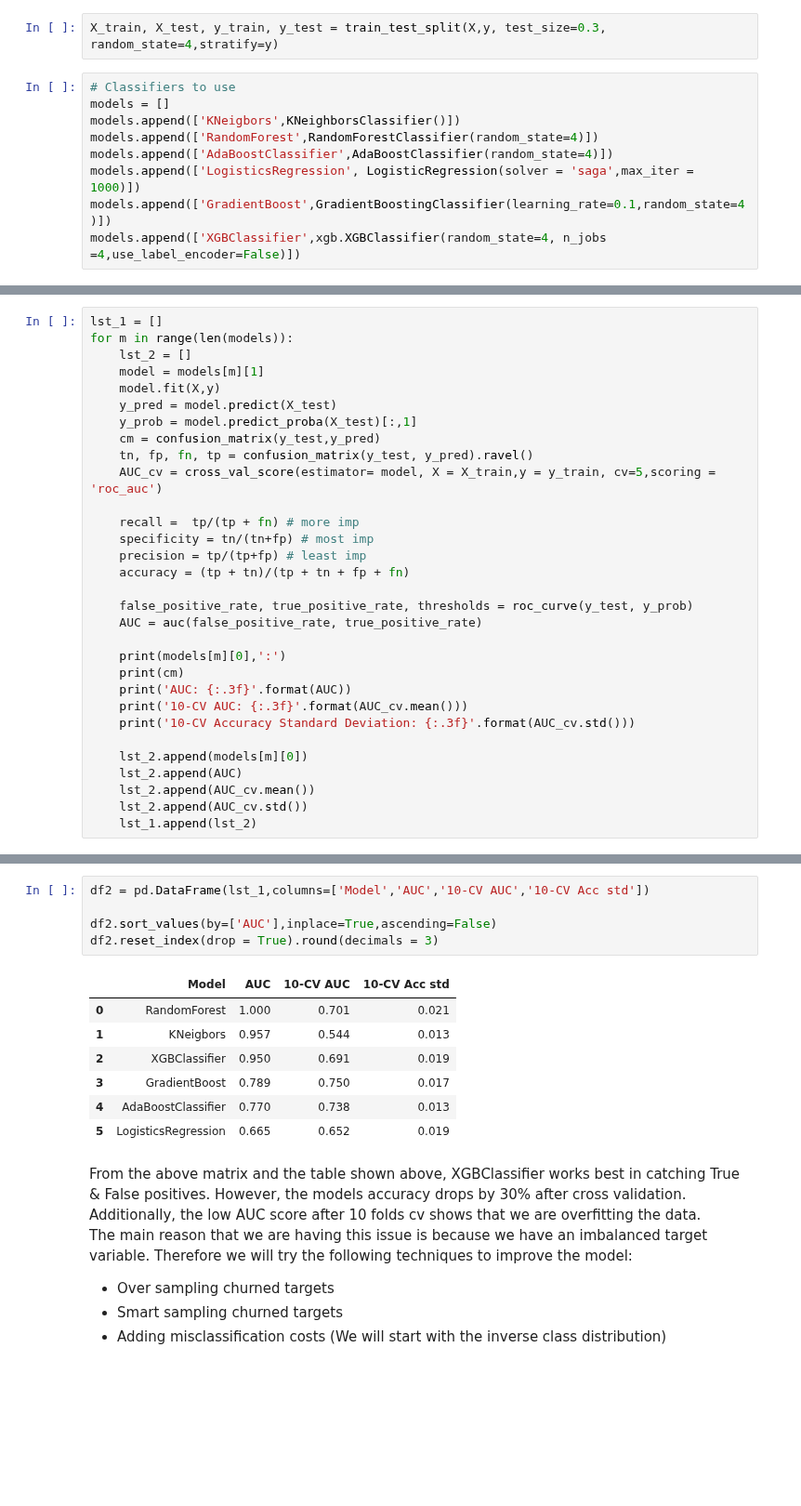
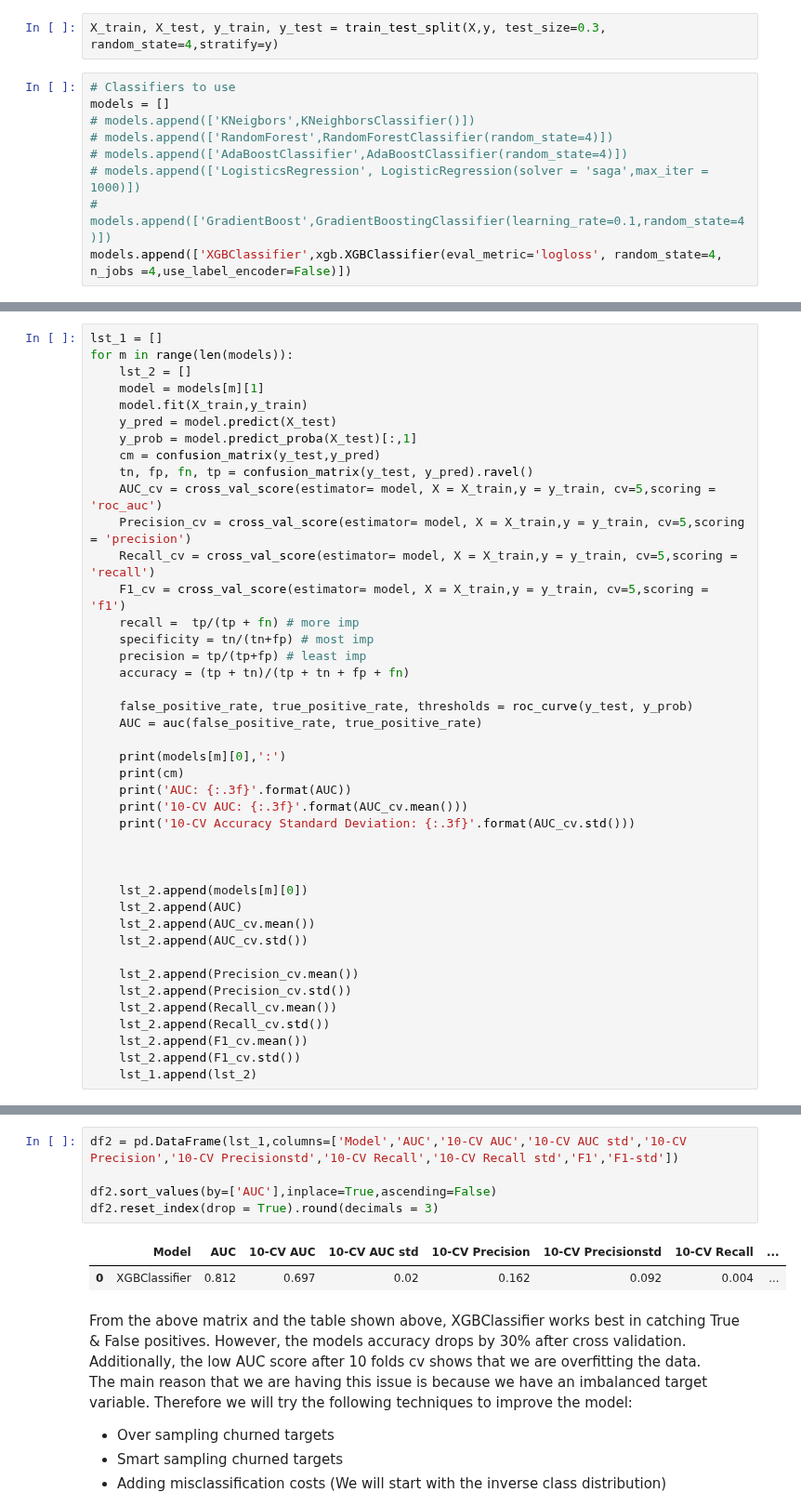
Before and after one commit to AliSafieddine/Churn-Prediction, a Jupyter notebook: Prediction_v1.ipynb, the cells around one changed output, grey strips where cells are left out. Shown at 93% size. Cells and saved outputs as stored; diff of their text form; blank space fills up the shorter version.

```diff
--- a/Prediction_v1.ipynb
+++ b/Prediction_v1.ipynb
@@ -802,10 +796,10 @@ X_train, X_test, y_train, y_test = train_test_split(X,y, test_size=0.3, random_s
 # %%
 # Classifiers to use
 models = []
-models.append(['KNeigbors',KNeighborsClassifier()])
-models.append(['RandomForest',RandomForestClassifier(random_state=4)])
-models.append(['AdaBoostClassifier',AdaBoostClassifier(random_state=4)])
-models.append(['LogisticsRegression', LogisticRegression(solver = 'saga',max_iter = 1000)])
-models.append(['GradientBoost',GradientBoostingClassifier(learning_rate=0.1,random_state=4)])
-models.append(['XGBClassifier',xgb.XGBClassifier(random_state=4, n_jobs =4,use_label_encoder=False)])
+# models.append(['KNeigbors',KNeighborsClassifier()])
+# models.append(['RandomForest',RandomForestClassifier(random_state=4)])
+# models.append(['AdaBoostClassifier',AdaBoostClassifier(random_state=4)])
+# models.append(['LogisticsRegression', LogisticRegression(solver = 'saga',max_iter = 1000)])
+# models.append(['GradientBoost',GradientBoostingClassifier(learning_rate=0.1,random_state=4)])
+models.append(['XGBClassifier',xgb.XGBClassifier(eval_metric='logloss', random_state=4, n_jobs =4,use_label_encoder=False)])
 # %% [markdown]
@@ -816,13 +810,15 @@ lst_1 = []
 for m in range(len(models)):
     lst_2 = []
     model = models[m][1]
-    model.fit(X,y)
+    model.fit(X_train,y_train)
     y_pred = model.predict(X_test)
     y_prob = model.predict_proba(X_test)[:,1]
     cm = confusion_matrix(y_test,y_pred)
     tn, fp, fn, tp = confusion_matrix(y_test, y_pred).ravel()
     AUC_cv = cross_val_score(estimator= model, X = X_train,y = y_train, cv=5,scoring = 'roc_auc')
-
+    Precision_cv = cross_val_score(estimator= model, X = X_train,y = y_train, cv=5,scoring = 'precision')
+    Recall_cv = cross_val_score(estimator= model, X = X_train,y = y_train, cv=5,scoring = 'recall')
+    F1_cv = cross_val_score(estimator= model, X = X_train,y = y_train, cv=5,scoring = 'f1')
     recall =  tp/(tp + fn) # more imp
     specificity = tn/(tn+fp) # most imp
     precision = tp/(tp+fp) # least imp
@@ -837,9 +833,18 @@ for m in range(len(models)):
     print('10-CV AUC: {:.3f}'.format(AUC_cv.mean()))
     print('10-CV Accuracy Standard Deviation: {:.3f}'.format(AUC_cv.std()))
 
+
+
     lst_2.append(models[m][0])
     lst_2.append(AUC)
     lst_2.append(AUC_cv.mean())
     lst_2.append(AUC_cv.std())
+
+    lst_2.append(Precision_cv.mean())
+    lst_2.append(Precision_cv.std())
+    lst_2.append(Recall_cv.mean())
+    lst_2.append(Recall_cv.std())
+    lst_2.append(F1_cv.mean())
+    lst_2.append(F1_cv.std())
     lst_1.append(lst_2)
 # %% [output]
@@ -863,16 +857,11 @@ AUC: 0.950
 # %%
-df2 = pd.DataFrame(lst_1,columns=['Model','AUC','10-CV AUC','10-CV Acc std'])
+df2 = pd.DataFrame(lst_1,columns=['Model','AUC','10-CV AUC','10-CV AUC std','10-CV Precision','10-CV Precisionstd','10-CV Recall','10-CV Recall std','F1','F1-std'])
 
 df2.sort_values(by=['AUC'],inplace=True,ascending=False)
 df2.reset_index(drop = True).round(decimals = 3)
 # %% [output]
-|  | Model | AUC | 10-CV AUC | 10-CV Acc std |
-| 0 | RandomForest | 1.000 | 0.701 | 0.021 |
-| 1 | KNeigbors | 0.957 | 0.544 | 0.013 |
-| 2 | XGBClassifier | 0.950 | 0.691 | 0.019 |
-| 3 | GradientBoost | 0.789 | 0.750 | 0.017 |
-| 4 | AdaBoostClassifier | 0.770 | 0.738 | 0.013 |
-| 5 | LogisticsRegression | 0.665 | 0.652 | 0.019 |
+|  | Model | AUC | 10-CV AUC | 10-CV AUC std | 10-CV Precision | 10-CV Precisionstd | 10-CV Recall | ... |
+| 0 | XGBClassifier | 0.812 | 0.697 | 0.02 | 0.162 | 0.092 | 0.004 | ... |
 # %% [markdown]
 From the above matrix and the table shown above, XGBClassifier works best in catching True & False positives. However, the models accuracy drops by 30% after cross validation. Additionally, the low AUC score after 10 folds cv shows that we are overfitting the data. \
 The main reason that we are having this issue is because we have an imbalanced target variable. Therefore we will try the following techniques to improve the model:
```
Also changed, not shown: parts of 36 cells of this notebook.
